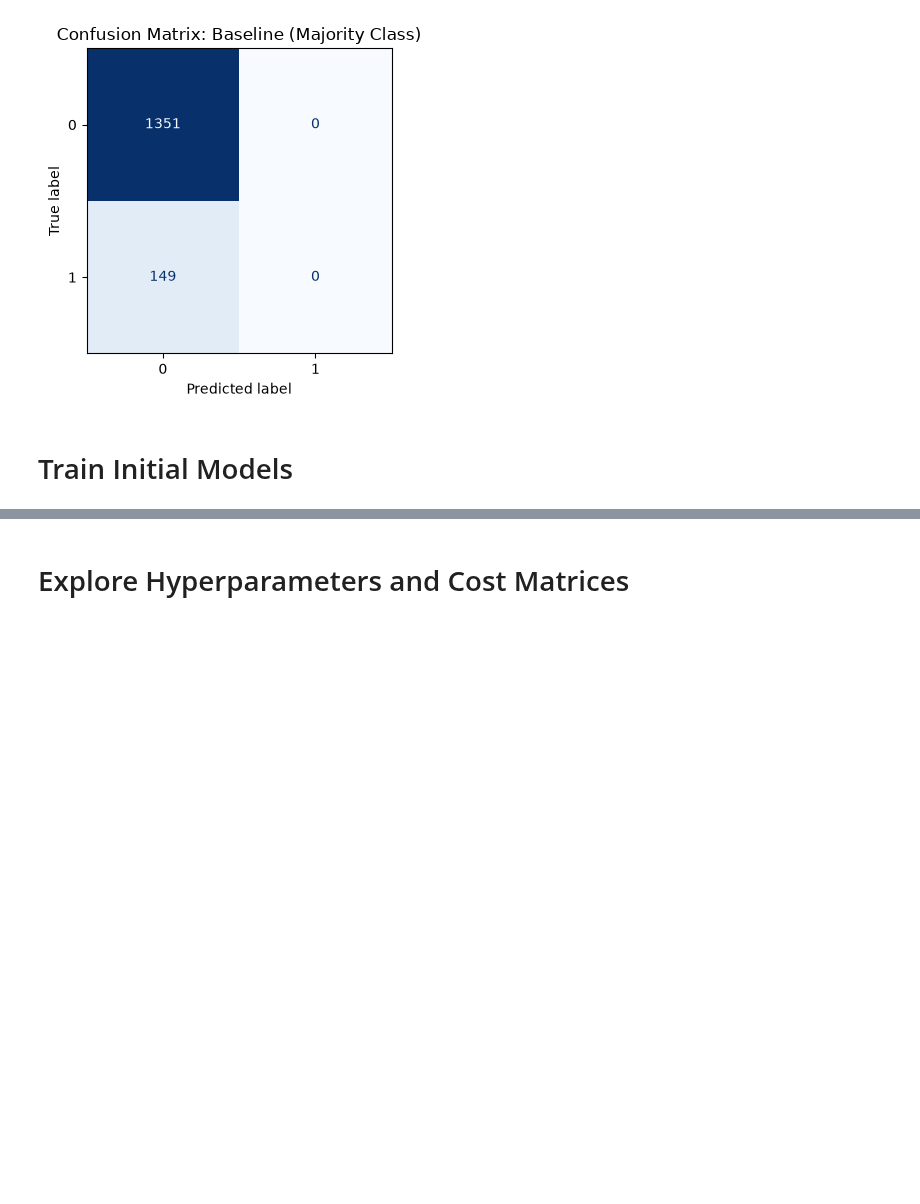
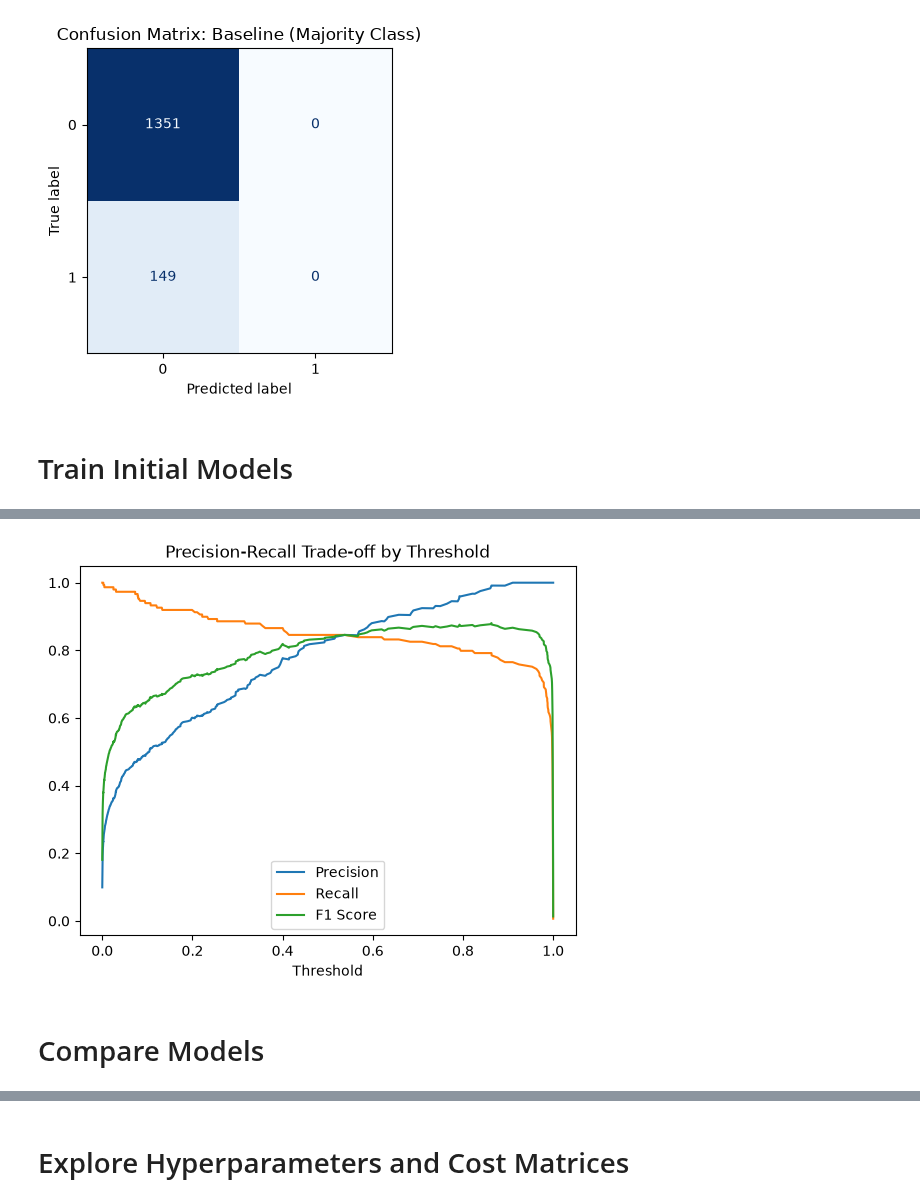
Before and after one commit to jblackman-bit/ads502-final-project, a Jupyter notebook: 2_Model_JB_Classification.ipynb, the cells around one changed output, grey strips where cells are left out. Drawn from its saved outputs; the diff is of its cells as text; code cells hidden in the pictures; blank space fills up the shorter version.

```diff
--- a/2_Model_JB_Classification.ipynb
+++ b/2_Model_JB_Classification.ipynb
@@ -239,0 +365,23 @@ ROC AUC:     0.5000
+# %%
+# show precision recall tradeoff with f1 score
+from sklearn.metrics import precision_recall_curve
+
+# get predicted probabilities on the test set
+y_prob_tuned = best_xgb.predict_proba(X_test)[:, 1]
+
+# compute precision, recall, and thresholds across the curve
+precisions, recalls, thresholds = precision_recall_curve(Y_test, y_prob_tuned)
+f1_scores = 2 * (precisions * recalls) / (precisions + recalls)
+
+# plot precision, recall, and f1 scores by threshold
+plt.plot(thresholds, precisions[:-1], label="Precision")
+plt.plot(thresholds, recalls[:-1], label="Recall")
+plt.plot(thresholds, f1_scores[:-1], label="F1 Score")
+plt.xlabel("Threshold")
+plt.legend()
+plt.title("Precision-Recall Trade-off by Threshold")
+plt.show()
+# %% [output]
+[figure, added]
+# %% [markdown]
+# Compare Models
```
Also changed, not shown: parts of 38 cells of this notebook, 1 other file.
